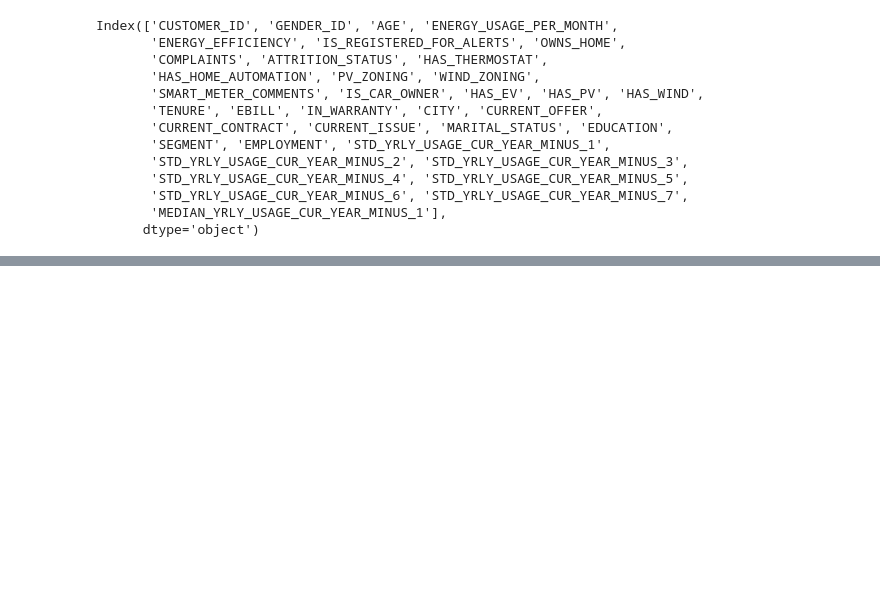
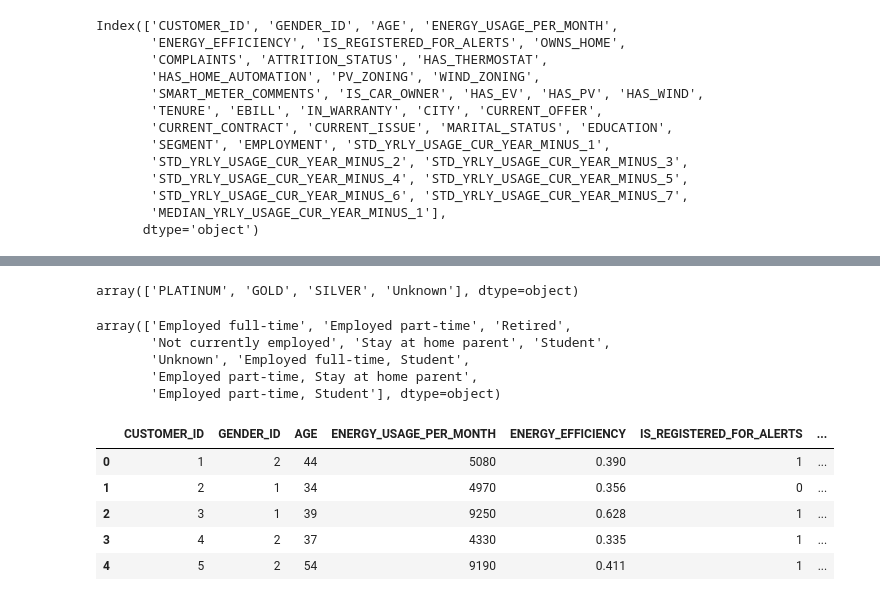
Before and after one commit to hiu04/Attrition_Project, a Jupyter notebook: Attrition.ipynb, the cells around one changed output, grey strips where cells are left out. Saved outputs shown, nothing was run; the diff lists cells and outputs as text; code cells hidden in the pictures; blank space fills up the shorter version.

```diff
--- a/Attrition.ipynb
+++ b/Attrition.ipynb
@@ -519,0 +724,3 @@ X_encoded = pd.get_dummies(X, columns=cat_columns, dtype=int)
+# %%
+marital_mapping = {'S':1, 'U':2, 'M':3}
+df['MARITAL_STATUS'] = df['MARITAL_STATUS'].map(marital_mapping)
@@ -519,0 +734,37 @@ X_encoded = pd.get_dummies(X, columns=cat_columns, dtype=int)
+# %%
+education_mapping = {'Associate degree':1, "Bachelor's degree":2,
+       "Bachelor's degree or more":3, 'Doctoral degree':4,
+       'High school graduate':5, 'Some high school':6, 'Some college':7,
+       'Less than 9th grade':8, "Master's degree":9}
+df['EDUCATION'] = df['EDUCATION'].map(education_mapping)
+# %%
+df['SEGMENT'].unique()
+# %% [output]
+array(['PLATINUM', 'GOLD', 'SILVER', 'Unknown'], dtype=object)
+# %%
+segment_mapping = {'PLATINUM':1, 'GOLD':2, 'SILVER':3, 'Unknown':4}
+df['SEGMENT'] = df['SEGMENT'].map(segment_mapping)
+# %%
+df['EMPLOYMENT'].unique()
+# %% [output]
+array(['Employed full-time', 'Employed part-time', 'Retired',
+       'Not currently employed', 'Stay at home parent', 'Student',
+       'Unknown', 'Employed full-time, Student',
+       'Employed part-time, Stay at home parent',
+       'Employed part-time, Student'], dtype=object)
+# %%
+employment_mapping = {'Employed full-time':1, 'Employed part-time':2, 'Retired':3,
+       'Not currently employed':4, 'Stay at home parent':5, 'Student':6,
+       'Unknown':7, 'Employed full-time, Student':8,
+       'Employed part-time, Stay at home parent':9,
+       'Employed part-time, Student':10}
+df['EMPLOYMENT'] = df['EMPLOYMENT'].map(employment_mapping)
+# %%
+df.head()
+# %% [output]
+|  | CUSTOMER_ID | GENDER_ID | AGE | ENERGY_USAGE_PER_MONTH | ENERGY_EFFICIENCY | IS_REGISTERED_FOR_ALERTS | ... |
+| 0 | 1 | 2 | 44 | 5080 | 0.390 | 1 | ... |
+| 1 | 2 | 1 | 34 | 4970 | 0.356 | 0 | ... |
+| 2 | 3 | 1 | 39 | 9250 | 0.628 | 1 | ... |
+| 3 | 4 | 2 | 37 | 4330 | 0.335 | 1 | ... |
+| 4 | 5 | 2 | 54 | 9190 | 0.411 | 1 | ... |
```
Also changed, not shown: parts of 22 cells of this notebook.
